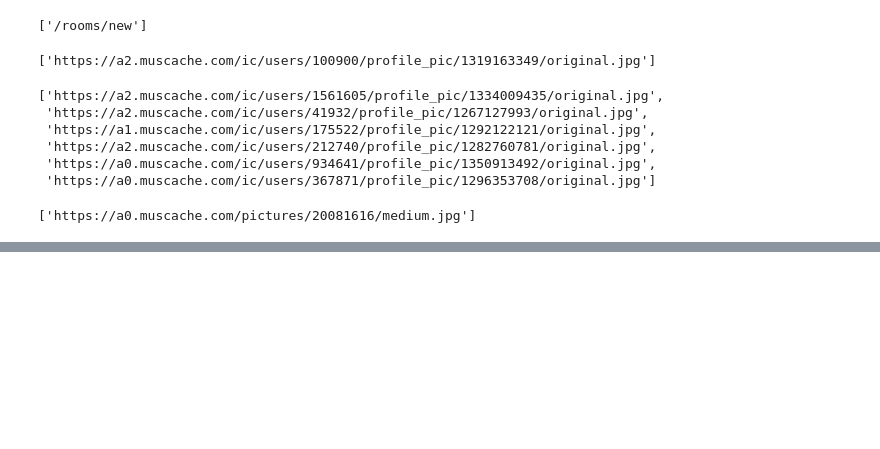
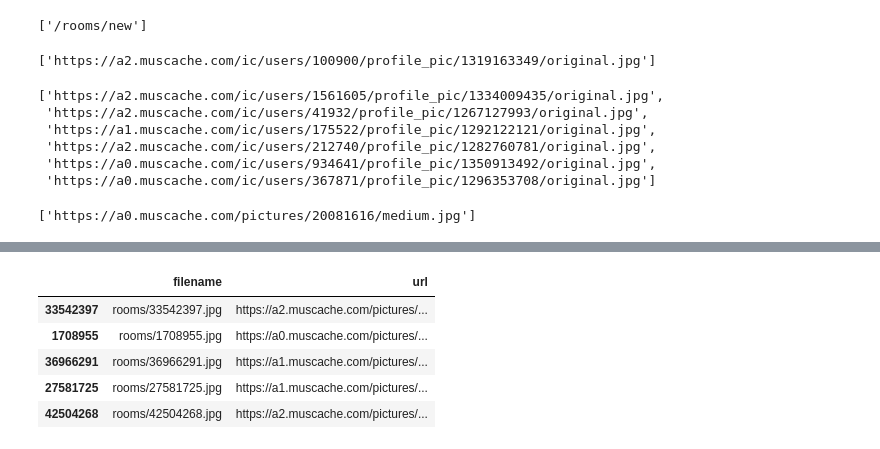
Before and after one commit to PankajMehar/computer-vision-samples, a Jupyter notebook: airbnb-scraper.ipynb, the cells around one changed output, grey strips where cells are left out. Drawn from its saved outputs; the diff is of its cells as text; code cells hidden in the pictures; blank space fills up the shorter version.

```diff
--- a/airbnb-scraper.ipynb
+++ b/airbnb-scraper.ipynb
@@ -264,0 +270,3 @@ for i, room in enumerate( ROOM_PHOTOS ):
+# %%
+rplist = [ urlparse.urljoin( url, 'x_large.jpg' ) for url in rplist ]
+rplist[:10]
@@ -264,0 +284,3 @@ for i, room in enumerate( ROOM_PHOTOS ):
+# %%
+rpindex = [ int( url.split('/')[-2] ) for url in rplist ]
+rpindex[:10]
@@ -264,0 +319,9 @@ for i, room in enumerate( ROOM_PHOTOS ):
+# %%
+room_photos.head()
+# %% [output]
+|  | filename | url |
+| 33542397 | rooms/33542397.jpg | https://a2.muscache.com/pictures/... |
+| 1708955 | rooms/1708955.jpg | https://a0.muscache.com/pictures/... |
+| 36966291 | rooms/36966291.jpg | https://a1.muscache.com/pictures/... |
+| 27581725 | rooms/27581725.jpg | https://a1.muscache.com/pictures/... |
+| 42504268 | rooms/42504268.jpg | https://a2.muscache.com/pictures/... |
```
Also changed, not shown: parts of 27 cells of this notebook, 2 other files.
